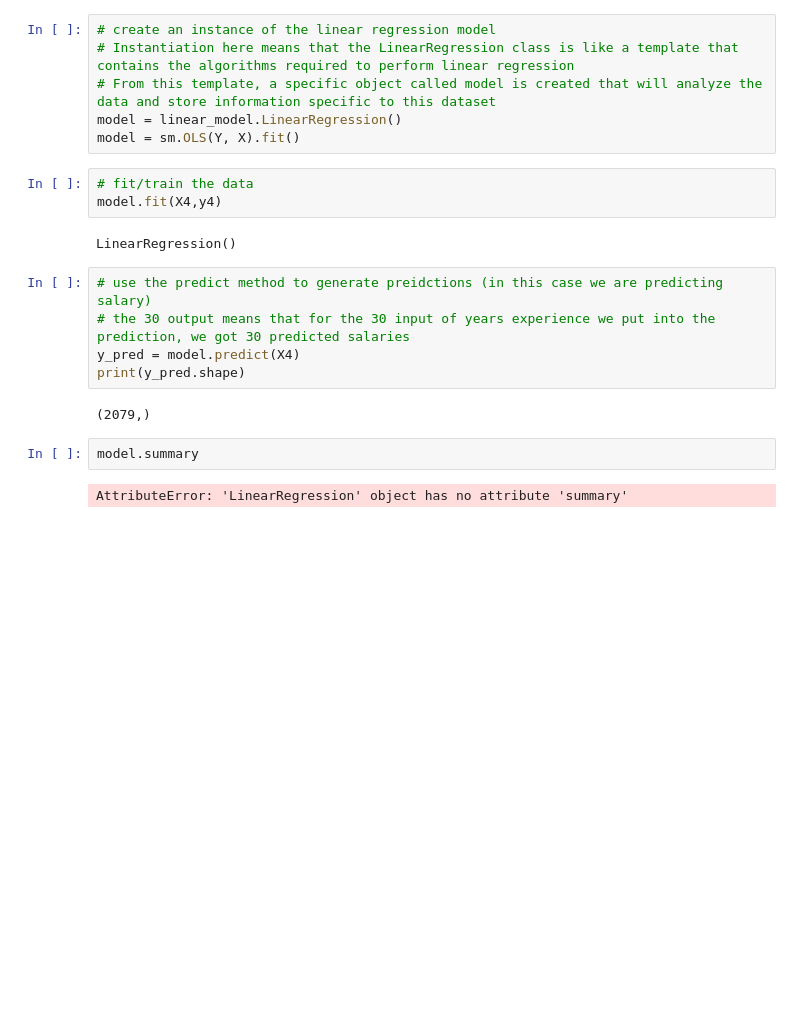
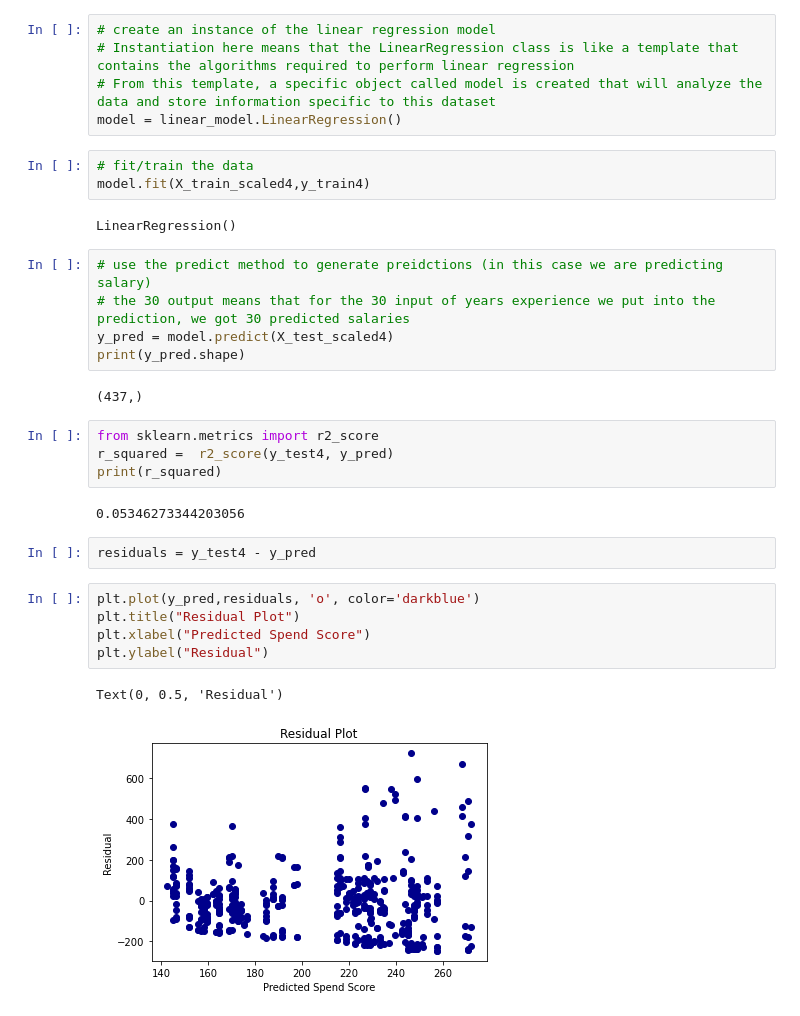
Before and after one commit to asliwinski23/mastercard_spend_prediction, a Jupyter notebook: final_project.ipynb, the cells around one changed output. Saved outputs shown, nothing was run; the diff lists cells and outputs as text; blank space fills up the shorter version.

Commit message:
cleaned data more and added graph to check for heteroscedasticity

```diff
--- a/final_project.ipynb
+++ b/final_project.ipynb
@@ -456,20 +543,31 @@ y4 = gdf_feature_selection_1.txn_amt
 # Instantiation here means that the LinearRegression class is like a template that contains the algorithms required to perform linear regression
 # From this template, a specific object called model is created that will analyze the data and store information specific to this dataset
 model = linear_model.LinearRegression()
-model = sm.OLS(Y, X).fit()
 # %%
 # fit/train the data
-model.fit(X4,y4)
+model.fit(X_train_scaled4,y_train4)
 # %% [output]
 LinearRegression()
 # %%
 # use the predict method to generate preidctions (in this case we are predicting salary)
 # the 30 output means that for the 30 input of years experience we put into the prediction, we got 30 predicted salaries
-y_pred = model.predict(X4)
+y_pred = model.predict(X_test_scaled4)
 print(y_pred.shape)
 # %% [output]
-(2079,)
+(437,)
-# %%
-model.summary
-# %% [output]
-AttributeError: 'LinearRegression' object has no attribute 'summary'
+# %%
+from sklearn.metrics import r2_score
+r_squared =  r2_score(y_test4, y_pred)
+print(r_squared)
+# %% [output]
+0.05346273344203056
+# %%
+residuals = y_test4 - y_pred
+# %%
+plt.plot(y_pred,residuals, 'o', color='darkblue')
+plt.title("Residual Plot")
+plt.xlabel("Predicted Spend Score")
+plt.ylabel("Residual")
+# %% [output]
+Text(0, 0.5, 'Residual')
+[figure, added]
```
Also changed, not shown: parts of 31 cells of this notebook, 1 other file.
